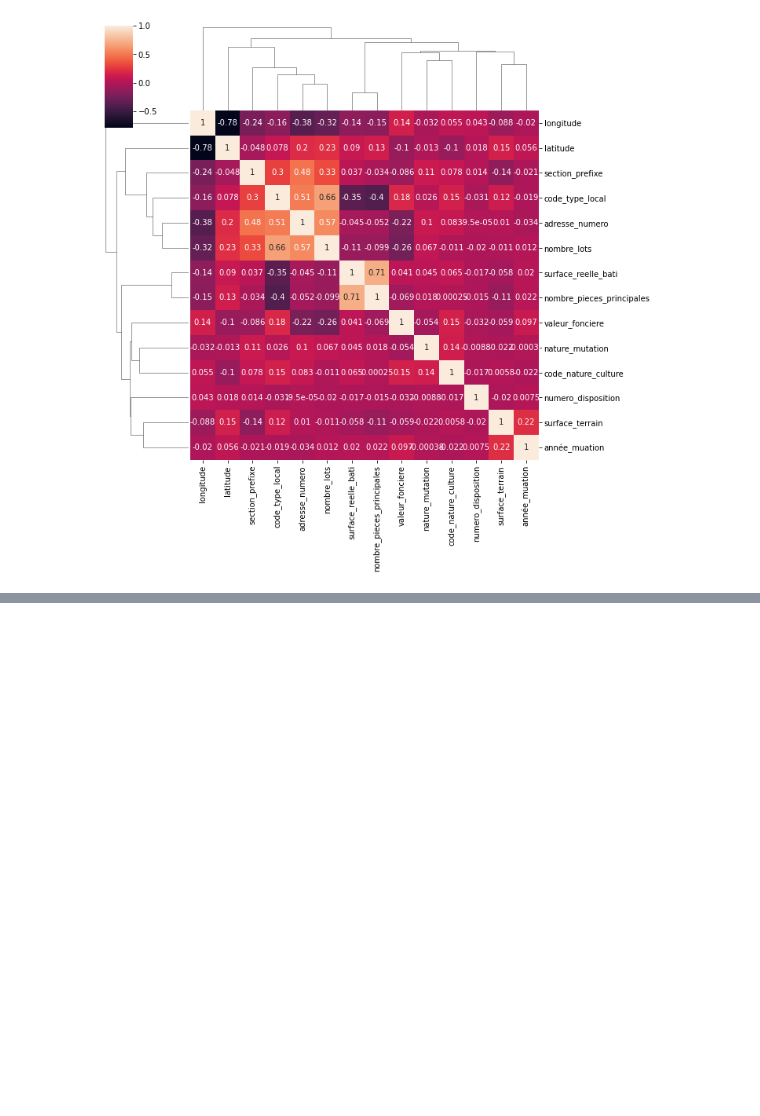
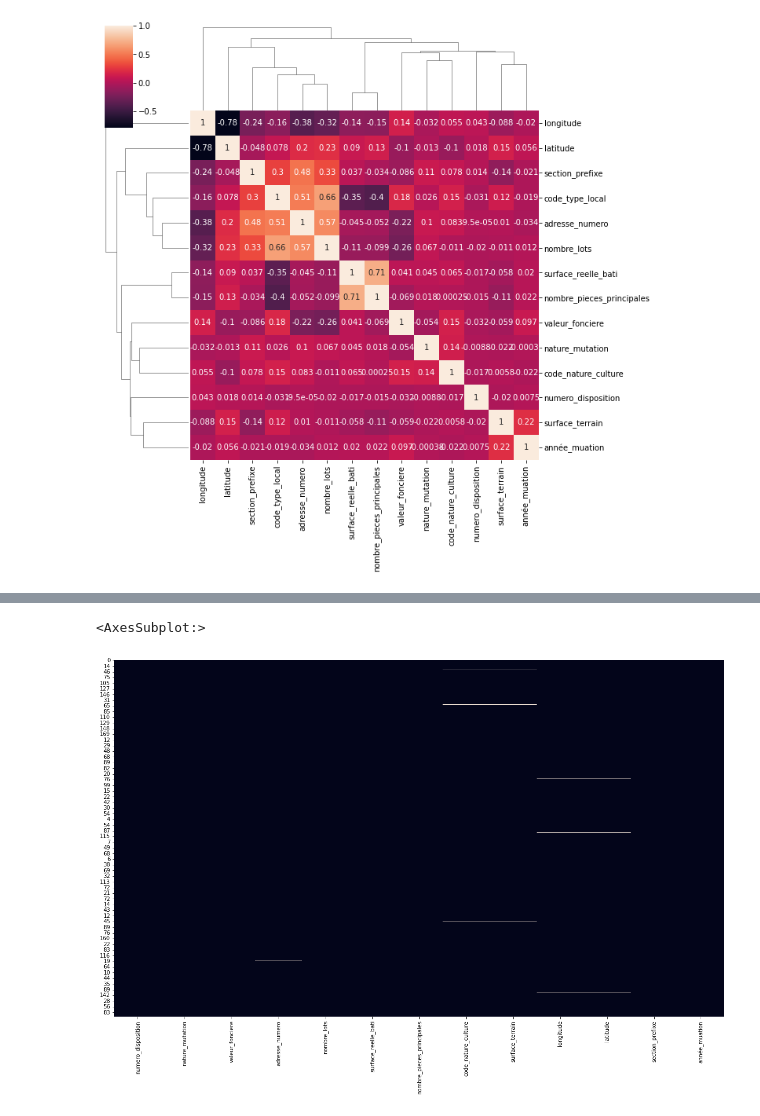
Before and after one commit to SamuelDeliens/Home, a Jupyter notebook: Apprentissage/projet.ipynb, the cells around one changed output, grey strips where cells are left out. Cells and saved outputs as stored; diff of their text form; code cells hidden in the pictures; blank space fills up the shorter version.

```diff
--- a/Apprentissage/projet.ipynb
+++ b/Apprentissage/projet.ipynb
@@ -488,0 +476,7 @@ data
+# %%
+#on vsualise les valeur qui sont à non dans chaque colonne
+plt.figure(figsize=(20,12))
+sns.heatmap(maison.isna(),cbar=False)
+# %% [output]
+<AxesSubplot:>
+[figure, added]
```
Also changed, not shown: parts of 44 cells of this notebook.
